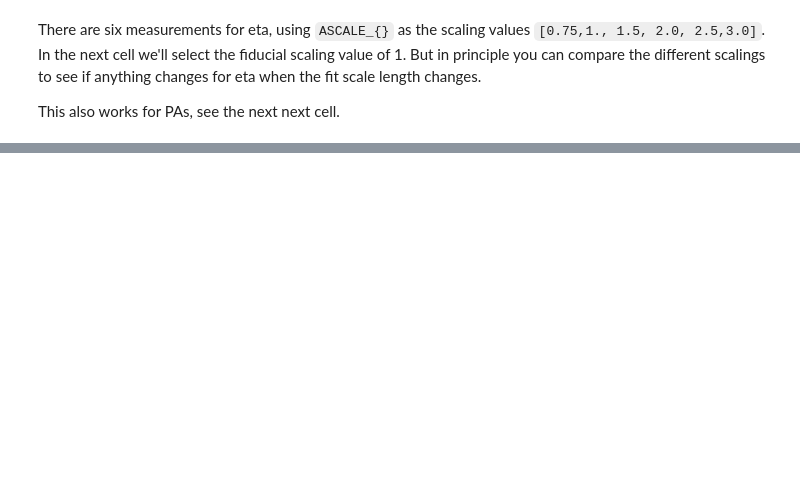
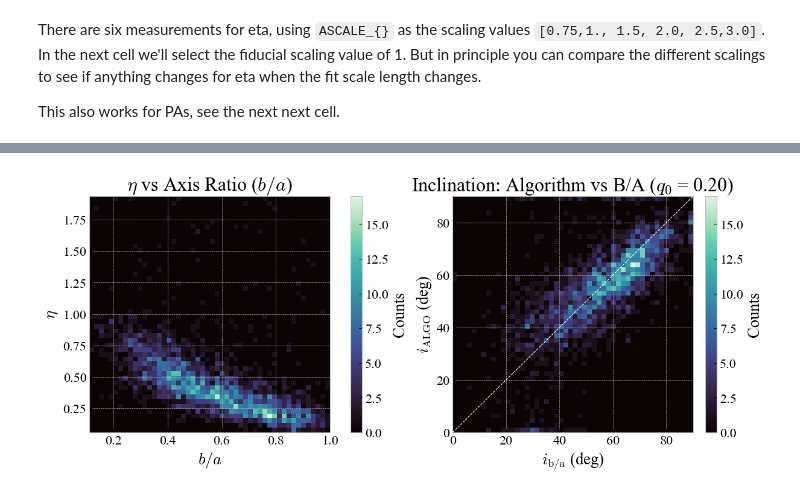
Before and after one commit to michael-petersen/GalaxyIncIinations, a Jupyter notebook: sandbox/InclinationSample.ipynb, the cells around one changed output, grey strips where cells are left out. Cells and saved outputs as stored; diff of their text form; code cells hidden in the pictures; blank space fills up the shorter version.

```diff
--- a/sandbox/InclinationSample.ipynb
+++ b/sandbox/InclinationSample.ipynb
@@ -4,5 +6,11 @@
 import numpy as np
 import pandas as pd
 import matplotlib.pyplot as plt
+import seaborn as sns
+from matplotlib.backends.backend_pdf import PdfPages
+plt.rcParams.update({'font.size': 16})
+plt.rcParams["font.family"] = "Times New Roman"
+plt.style.use('bmh')
+cmap = sns.color_palette("mako", as_cmap=True)
 # %%
 data = pd.read_hdf('subset_data.h5', key='galaxies')
@@ -28,3 +158,33 @@ print(eta_g[eta_g>0].size)
+# %%
+import matplotlib.pyplot as plt
+import seaborn as sns
+
+cmap = sns.color_palette("mako", as_cmap=True)
+
+x = [0, 90]
+
+fig, axes = plt.subplots(1, 2, figsize=(12, 5), constrained_layout=True)
+with PdfPages('/Users/Megan/Desktop/Desktop/Sonification/PlotsPaper/ba_incl.pdf') as pp:
+    # --- Plot 1: η vs b/a ---
+    h1 = axes[0].hist2d(df['BA_LEDA'], eta_g, bins=50, cmap=cmap)
+    axes[0].set_xlabel(r'$b/a$')
+    axes[0].set_ylabel(r'$\eta$')
+    axes[0].set_title(r'$\eta$ vs Axis Ratio ($b/a$)')
+    fig.colorbar(h1[3], ax=axes[0], label='Counts')
+
+    # --- Plot 2: Algorithm vs B/A inclinations ---
+    h2 = axes[1].hist2d(df['INC_BA_deg'], inc_list, bins=50, cmap=cmap)
+    axes[1].plot(x, x, color='white', linestyle='--', linewidth=0.8)
+    axes[1].legend(loc='upper left', fontsize=8, frameon=False)
+    axes[1].set_xlabel(r'$i_{\text{b/a}}$ (deg)')
+    axes[1].set_ylabel(r'$i_{\text{ALGO}}$ (deg)')
+    axes[1].set_title(r'Inclination: Algorithm vs B/A ($q_0$ = {:.2f})'.format(Q0_DEFAULT))
+    fig.colorbar(h2[3], ax=axes[1], label='Counts')
+    pp.savefig(fig)
+
+plt.show()
+# %% [output]
+[figure, added]
 # %%
 pa_g = np.array([data['PA_g'][i][1] for i in data['PA_g'].index])
 pa_r = np.array([data['PA_r'][i][1] for i in data['PA_r'].index])
```
Also changed, not shown: parts of 8 cells of this notebook, 14 other files.
